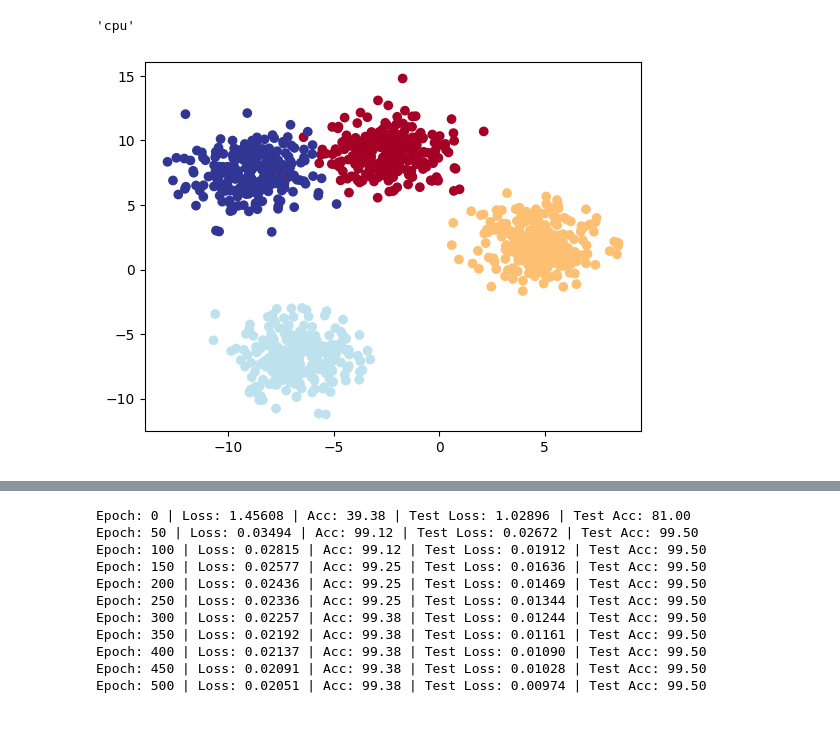
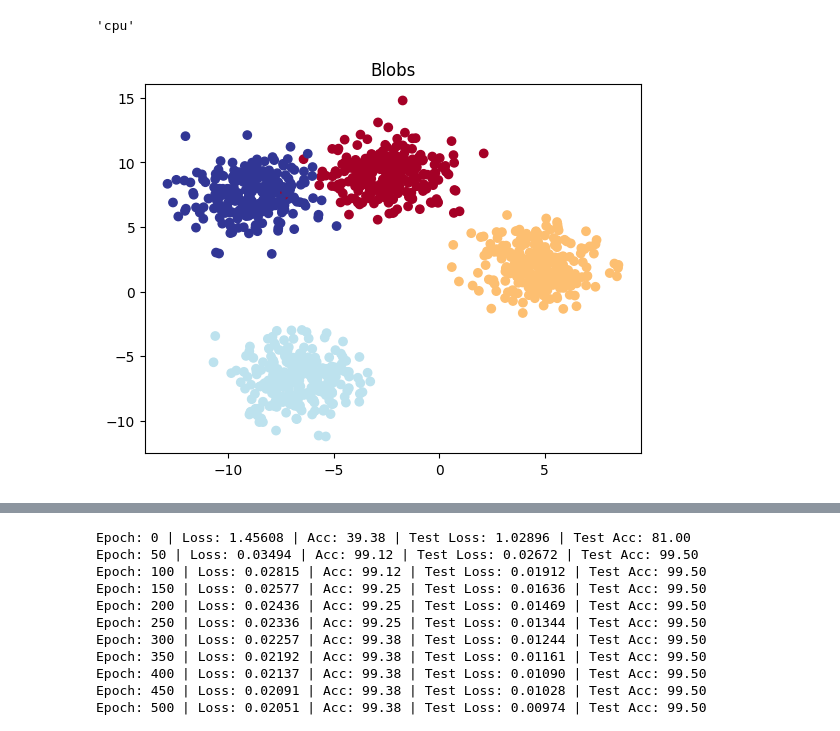
Before and after one commit to marcel1520/ML-course, a Jupyter notebook: 02_training_testing_nn_exercise.ipynb, the cells around one changed output, grey strips where cells are left out. Cells and saved outputs as stored; diff of their text form; code cells hidden in the pictures.

```diff
--- a/02_training_testing_nn_exercise.ipynb
+++ b/02_training_testing_nn_exercise.ipynb
@@ -182,20 +180,20 @@ device
 # %%
 NUM_CLASSES = 4
 NUM_FEATURES = 2
 RANDOM_SEED = 42
 
 X_blob, y_blob = make_blobs(n_samples=1000,
                             n_features=NUM_FEATURES,
                             centers=NUM_CLASSES,
                             cluster_std=1.5,
                             random_state=RANDOM_SEED)
-
+plt.title("Blobs")
 plt.scatter(X_blob[:, 0],
             X_blob[:, 1],
             c=y_blob,
             cmap=plt.cm.RdYlBu);
 # %% [output]
-[figure, old version]
+[figure, new version]
 # %%
 X_blob = torch.from_numpy(X_blob).type(torch.float)
 y_blob = torch.from_numpy(y_blob).type(torch.LongTensor)
```
Also changed, not shown: parts of 17 cells of this notebook, 4 other files.
